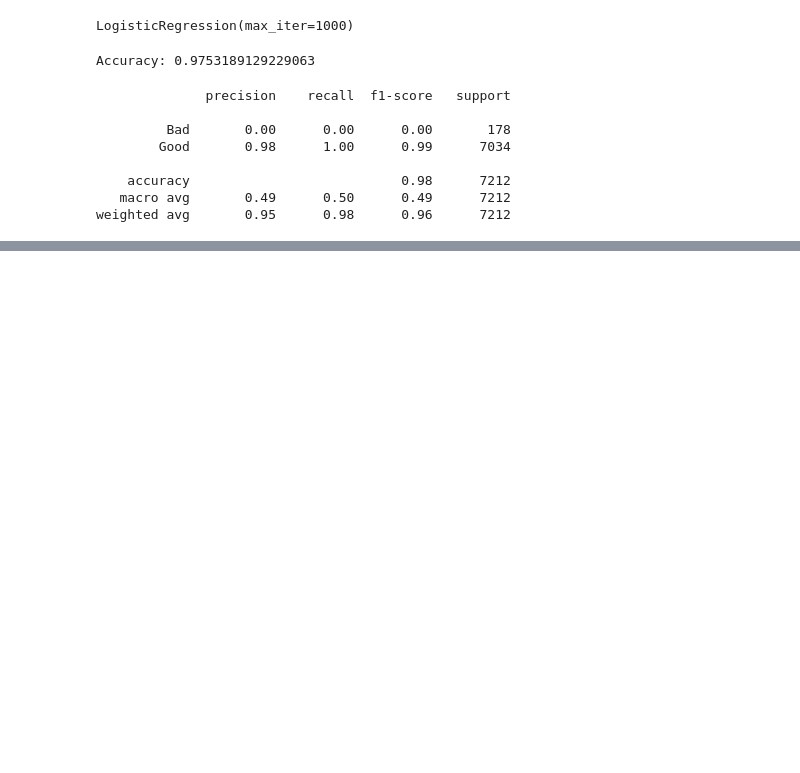
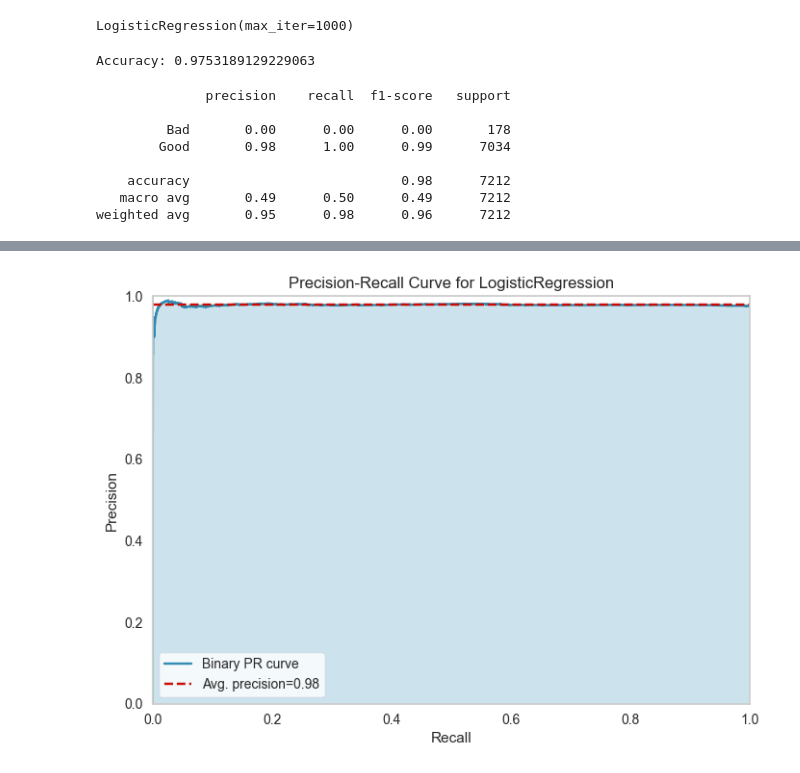
Before and after one commit to manish-cr/CS3244-credit-approval, a Jupyter notebook: code/logistic_regression.ipynb, the cells around one changed output, grey strips where cells are left out. Saved outputs shown, nothing was run; the diff lists cells and outputs as text; code cells hidden in the pictures; blank space fills up the shorter version.

```diff
--- a/code/logistic_regression.ipynb
+++ b/code/logistic_regression.ipynb
@@ -45,0 +126,6 @@ weighted avg       0.95      0.98      0.96      7212
+# %%
+from yellowbrick.classifier import precision_recall_curve
+y_train_2label_binary = y_train_2label.replace(['Bad', 'Good'], [0, 1])
+viz = precision_recall_curve(LogisticRegression(max_iter = 1000), X_train_2label, y_train_2label_binary, X_test_2label, y_test_2label_binary)
+# %% [output]
+[figure, added]
```
Also changed, not shown: parts of 9 cells of this notebook.
